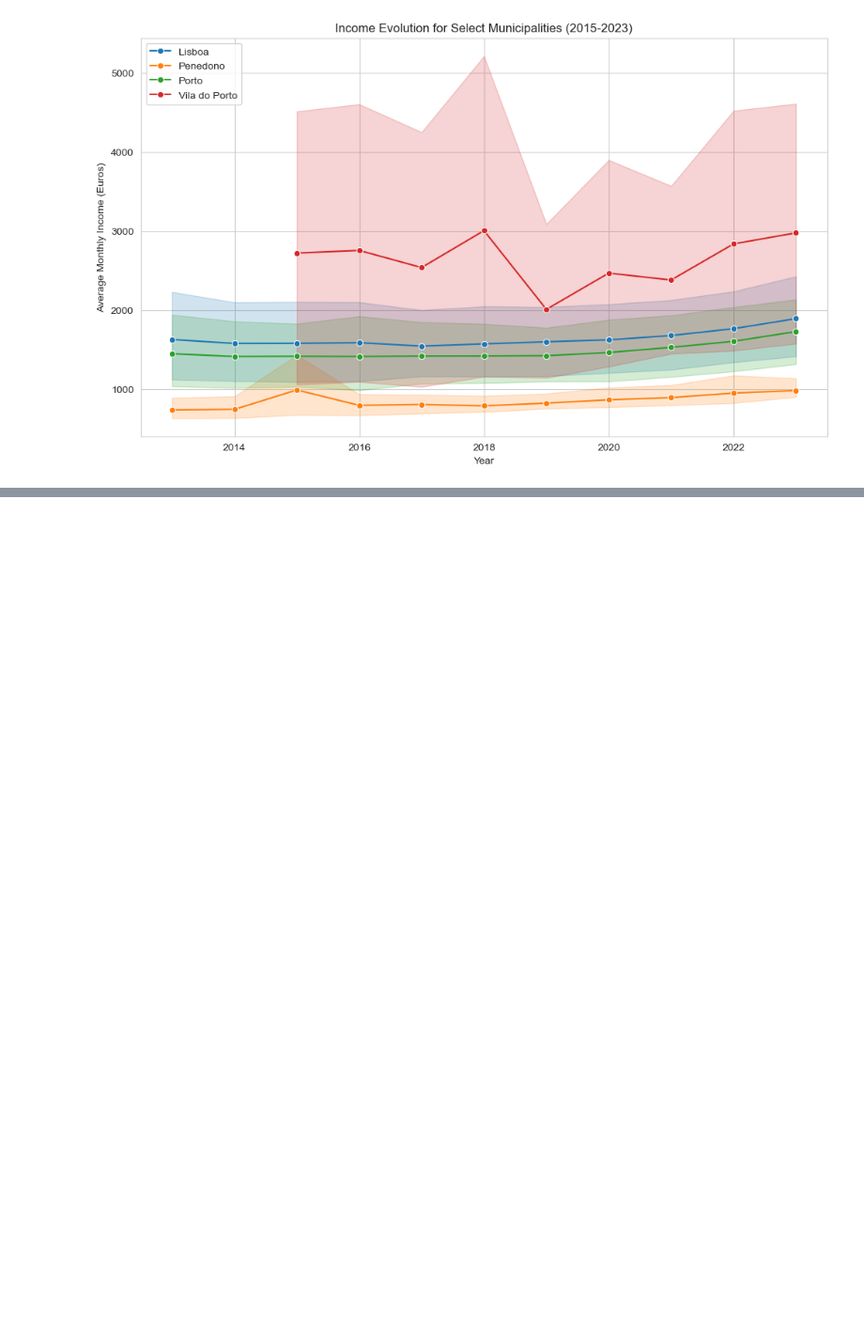
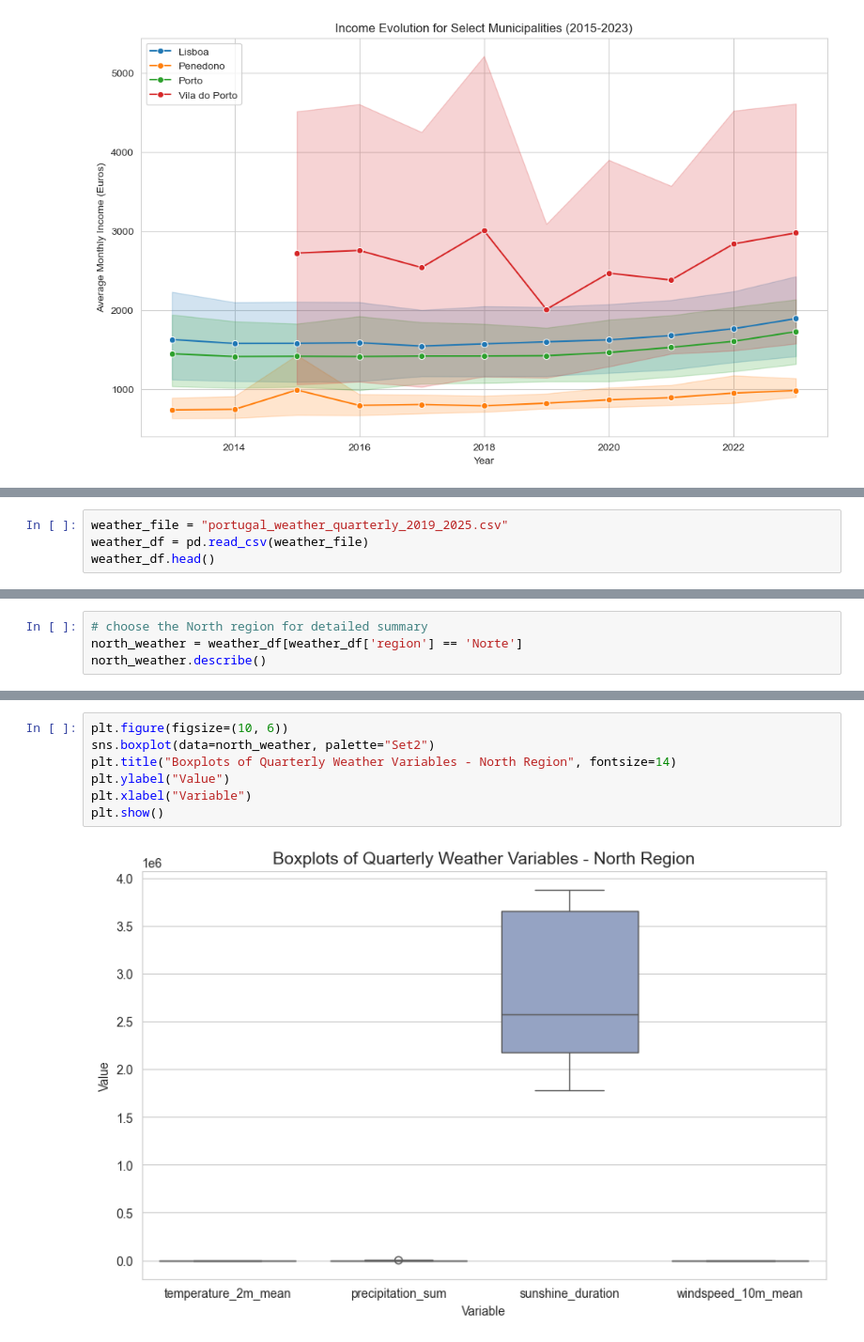
Before and after one commit to Shushunya/FCD-housing-prices, a Jupyter notebook: main_notebook.ipynb, the cells around one changed output, grey strips where cells are left out. Shown at 94% size. Saved outputs shown, nothing was run; the diff lists cells and outputs as text; blank space fills up the shorter version.

Commit message:
add weather api eda

```diff
--- a/main_notebook.ipynb
+++ b/main_notebook.ipynb
@@ -630,0 +637,4 @@ plt.show()
+# %%
+weather_file = "portugal_weather_quarterly_2019_2025.csv"
+weather_df = pd.read_csv(weather_file)
+weather_df.head()
@@ -630,0 +696,4 @@ plt.show()
+# %%
+# choose the North region for detailed summary
+north_weather = weather_df[weather_df['region'] == 'Norte']
+north_weather.describe()
@@ -630,0 +737,9 @@ plt.show()
+# %%
+plt.figure(figsize=(10, 6))
+sns.boxplot(data=north_weather, palette="Set2")
+plt.title("Boxplots of Quarterly Weather Variables - North Region", fontsize=14)
+plt.ylabel("Value")
+plt.xlabel("Variable")
+plt.show()
+# %% [output]
+[figure, added]
```
Also changed, not shown: parts of 14 cells of this notebook.
